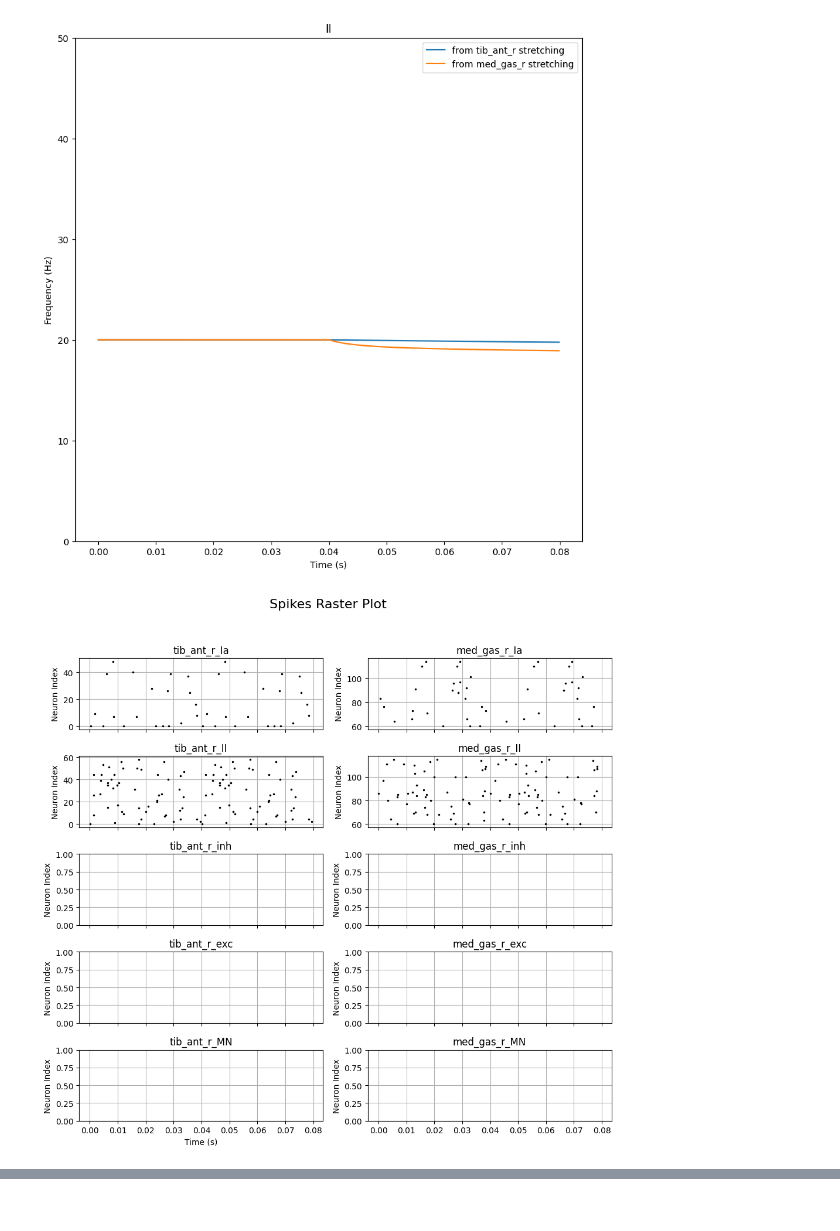
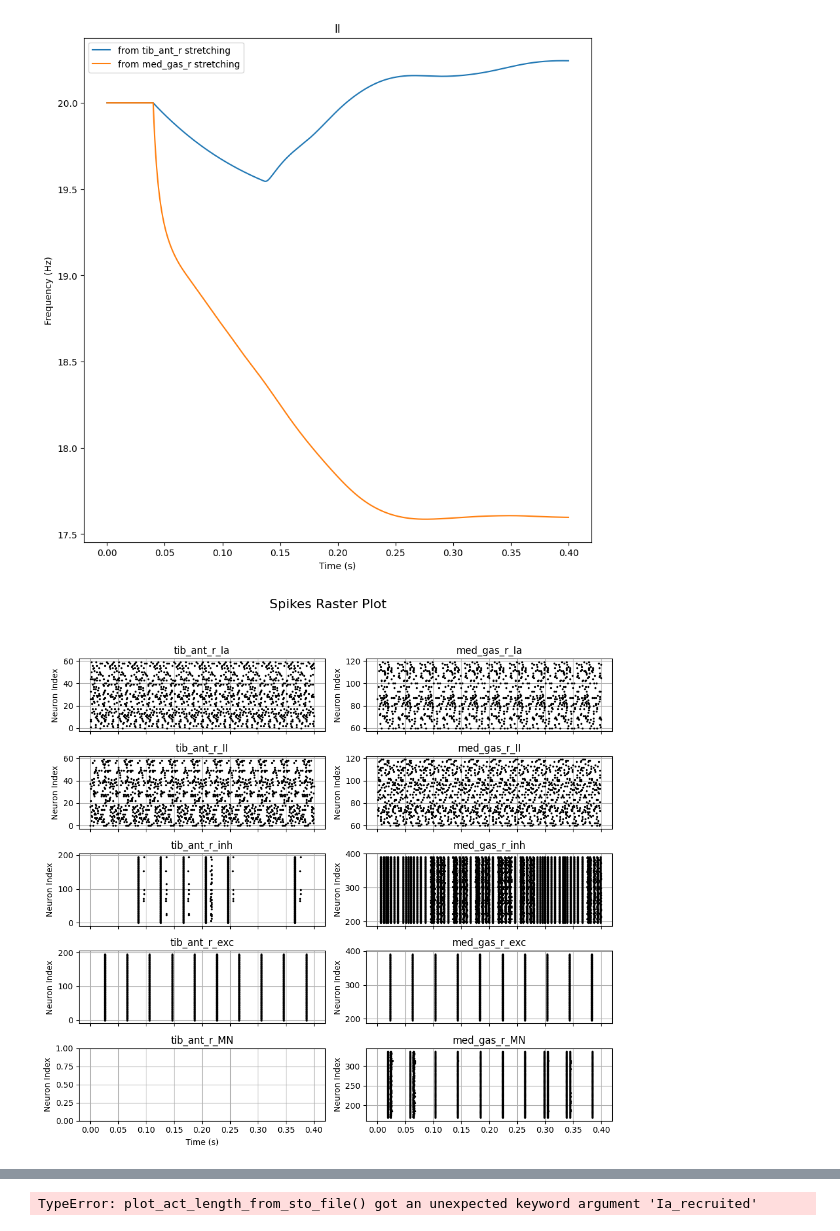
Before and after one commit to MathieuCharbonnier/Loop, a Jupyter notebook: Loop.ipynb, the cells around one changed output, grey strips where cells are left out. Cells and saved outputs as stored; diff of their text form; code cells hidden in the pictures.

```diff
--- a/Loop.ipynb
+++ b/Loop.ipynb
@@ -73,7 +52,7 @@ passing information between these components to create a closed-loop system.
 
 # Time parameters
 REACTION_TIME = 40 * ms  # Duration of each simulation iteration
-NUM_ITERATIONS = 2      # Number of simulation iterations
+NUM_ITERATIONS = 10      # Number of simulation iterations
 TIME_STEP = 0.1 * ms     # Simulation time step
 
 # Neural population parameters
@@ -87,17 +66,18 @@ NEURON_COUNTS = {
 
 # Electrical stimulation parameters
 EES_PARAMS = {
-    'ees_freq': 80 * hertz,      # Frequency of epidural electrical stimulation
-    'aff_recruited': 1,         # Percentage of afferent fibers recruited
-    'eff_recruited': 0       # Percentage of efferent fibers recruited
+    'ees_freq': 50 * hertz,      # Frequency of epidural electrical stimulation
+    'Ia_recruited': 60,     # Number of Ia fibers recruited
+    'II_recruited': 60,     # Number of II fibers recruited
+    'eff_recruited': 0       # Number of efferent fibers recruited
 }
 
 # Neuron biophysical parameters
 BIOPHYSICAL_PARAMS = {
     'T_refr': 2 * ms,  # Refractory period
     'Eleaky':-65*mV,
-    'gL':20*nS,
-    'Cm':0.2*nF,
+    'gL':10*nS,
+    'Cm':0.3*nF,
     'E_ex':0*mV,
     'E_inh':-75*mV,
     'tau_exc':0.5*ms,
@@ -158,6 +138,13 @@ state_file = None
 # =============================================================================
 # Main Simulation Loop
 # =============================================================================
+
+
+print("Start Simulation :")
+print("EES frequency : " + str(EES_PARAMS['ees_freq']))
+print("Number Ia fibers recruited by EES: " + str(EES_PARAMS['Ia_recruited'])+ " / "+str(NEURON_COUNTS['Ia']))
+print("Number II fibers recruited by EES : " + str(EES_PARAMS['II_recruited'])+ " / "+str(NEURON_COUNTS['II']))
+print("Number Efferent fibers recruited by EES : " + str(EES_PARAMS['eff_recruited'])+" / "+str(NEURON_COUNTS['motor']))
 
 for iteration in range(NUM_ITERATIONS):
     print(f"--- Iteration {iteration+1} of {NUM_ITERATIONS} ---")
@@ -318,7 +305,7 @@ for muscle_idx, muscle_name in enumerate(MUSCLE_NAMES):
 # Save spike data
 spikes_path = os.path.join(
     RESULTS_DIR,
-    f'Spikes_aff_{EES_PARAMS["aff_recruited"]}_'
+    f'Spikes_Ia_{EES_PARAMS["Ia_recruited"]}_II_{EES_PARAMS["II_recruited"]}'
     f'eff_{EES_PARAMS["eff_recruited"]}_freq_{EES_PARAMS["ees_freq"]}.json'
 )
 with open(spikes_path, "w") as f:
@@ -339,9 +326,10 @@ plot_times_series(stretch0,spike_data, muscle_dataframes, MUSCLE_NAMES, RESULTS_
 
 # Create full simulation STO file for visualization
 complete_sto_name = f'All_opensim_' \
-                   f'aff_{EES_PARAMS["aff_recruited"]}_' \
-                   f'eff_{EES_PARAMS["eff_recruited"]}_' \
-                   f'freq_{EES_PARAMS["ees_freq"]}.sto'
+                   f'Ia_{EES_PARAMS["Ia_recruited"]}_' \
+                   f'II_{EES_PARAMS["II_recruited"]}_' \
+                   f'Moto_{EES_PARAMS["eff_recruited"]}_' \
+                   f'Freq_{EES_PARAMS["ees_freq"]}.sto'
 complete_sto_path = os.path.join(RESULTS_DIR, complete_sto_name)
 
 # Create temporary file for activation data
@@ -403,2 +404,2 @@ Saved: results/Spikes_aff_1_eff_0_freq_80. Hz.json
-[figure, old version]
+[figure, new version]
-[figure, old version]
+[figure, new version]
@@ -413,0 +413 @@ results/All_opensim_aff_1_eff_0_freq_80. Hz.sto file is saved
+TypeError: plot_act_length_from_sto_file() got an unexpected keyword argument 'Ia_recruited'
```
Also changed, not shown: parts of 7 cells of this notebook.
